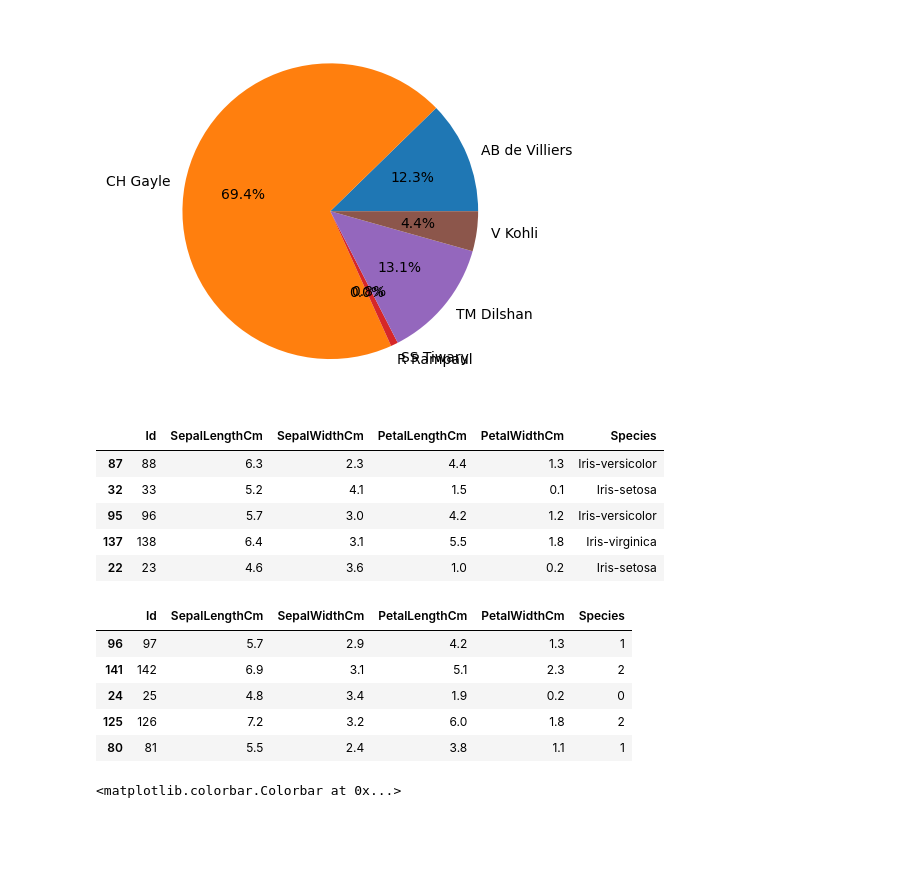
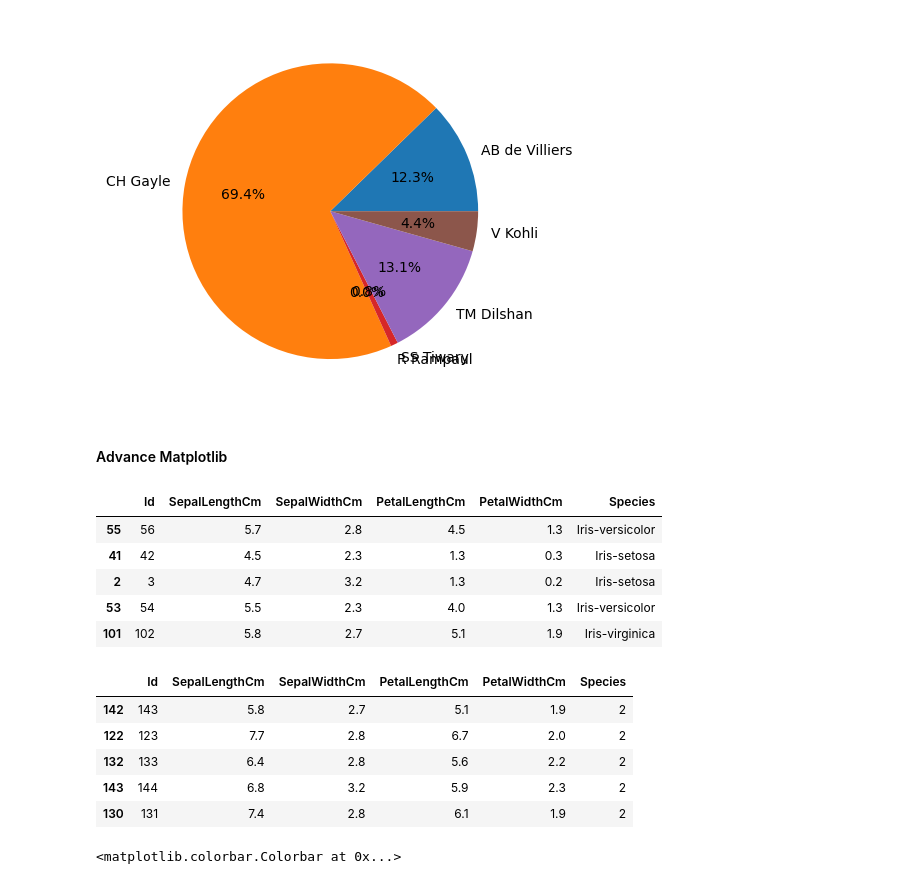
Before and after one commit to RiyazRizvi/Matplotlib, a Jupyter notebook: file.ipynb, the cells around one changed output. Cells and saved outputs as stored; diff of their text form; code cells hidden in the pictures; blank space fills up the shorter version.

```diff
--- a/file.ipynb
+++ b/file.ipynb
@@ -268,26 +268,28 @@ plt.pie(df['batsman_runs'],labels=df['batsman'],autopct='%0.1f%%')
 plt.show()
 # %% [output]
 [figure]
+# %% [markdown]
+#### Advance Matplotlib
 # %%
-iris = pd.read_csv('iris (1).csv')
+iris = pd.read_csv('iris.csv')
 iris.sample(5)
 # %% [output]
 |  | Id | SepalLengthCm | SepalWidthCm | PetalLengthCm | PetalWidthCm | Species |
-| 87 | 88 | 6.3 | 2.3 | 4.4 | 1.3 | Iris-versicolor |
-| 32 | 33 | 5.2 | 4.1 | 1.5 | 0.1 | Iris-setosa |
-| 95 | 96 | 5.7 | 3.0 | 4.2 | 1.2 | Iris-versicolor |
-| 137 | 138 | 6.4 | 3.1 | 5.5 | 1.8 | Iris-virginica |
-| 22 | 23 | 4.6 | 3.6 | 1.0 | 0.2 | Iris-setosa |
+| 55 | 56 | 5.7 | 2.8 | 4.5 | 1.3 | Iris-versicolor |
+| 41 | 42 | 4.5 | 2.3 | 1.3 | 0.3 | Iris-setosa |
+| 2 | 3 | 4.7 | 3.2 | 1.3 | 0.2 | Iris-setosa |
+| 53 | 54 | 5.5 | 2.3 | 4.0 | 1.3 | Iris-versicolor |
+| 101 | 102 | 5.8 | 2.7 | 5.1 | 1.9 | Iris-virginica |
 # %%
 iris['Species'] = iris['Species'].replace({'Iris-setosa':0,'Iris-versicolor':1,'Iris-virginica':2})
 iris.sample(5)
 # %% [output]
 |  | Id | SepalLengthCm | SepalWidthCm | PetalLengthCm | PetalWidthCm | Species |
-| 96 | 97 | 5.7 | 2.9 | 4.2 | 1.3 | 1 |
-| 141 | 142 | 6.9 | 3.1 | 5.1 | 2.3 | 2 |
-| 24 | 25 | 4.8 | 3.4 | 1.9 | 0.2 | 0 |
-| 125 | 126 | 7.2 | 3.2 | 6.0 | 1.8 | 2 |
-| 80 | 81 | 5.5 | 2.4 | 3.8 | 1.1 | 1 |
+| 142 | 143 | 5.8 | 2.7 | 5.1 | 1.9 | 2 |
+| 122 | 123 | 7.7 | 2.8 | 6.7 | 2.0 | 2 |
+| 132 | 133 | 6.4 | 2.8 | 5.6 | 2.2 | 2 |
+| 143 | 144 | 6.8 | 3.2 | 5.9 | 2.3 | 2 |
+| 130 | 131 | 7.4 | 2.8 | 6.1 | 1.9 | 2 |
 # %%
 plt.scatter(iris['SepalLengthCm'],iris['PetalLengthCm'],c=iris['Species'],cmap='jet',alpha=0.7)
 plt.xlabel('Sepal Length')
```
Also changed, not shown: parts of 10 cells of this notebook, 1 other file.
